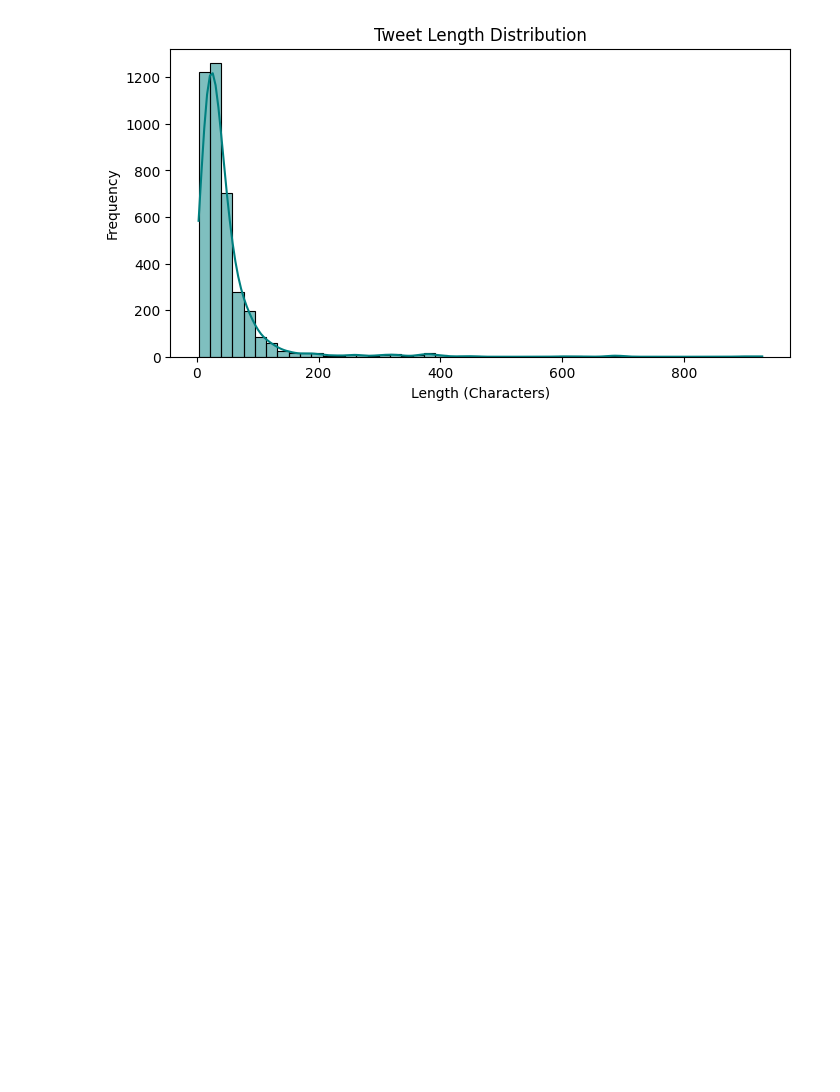
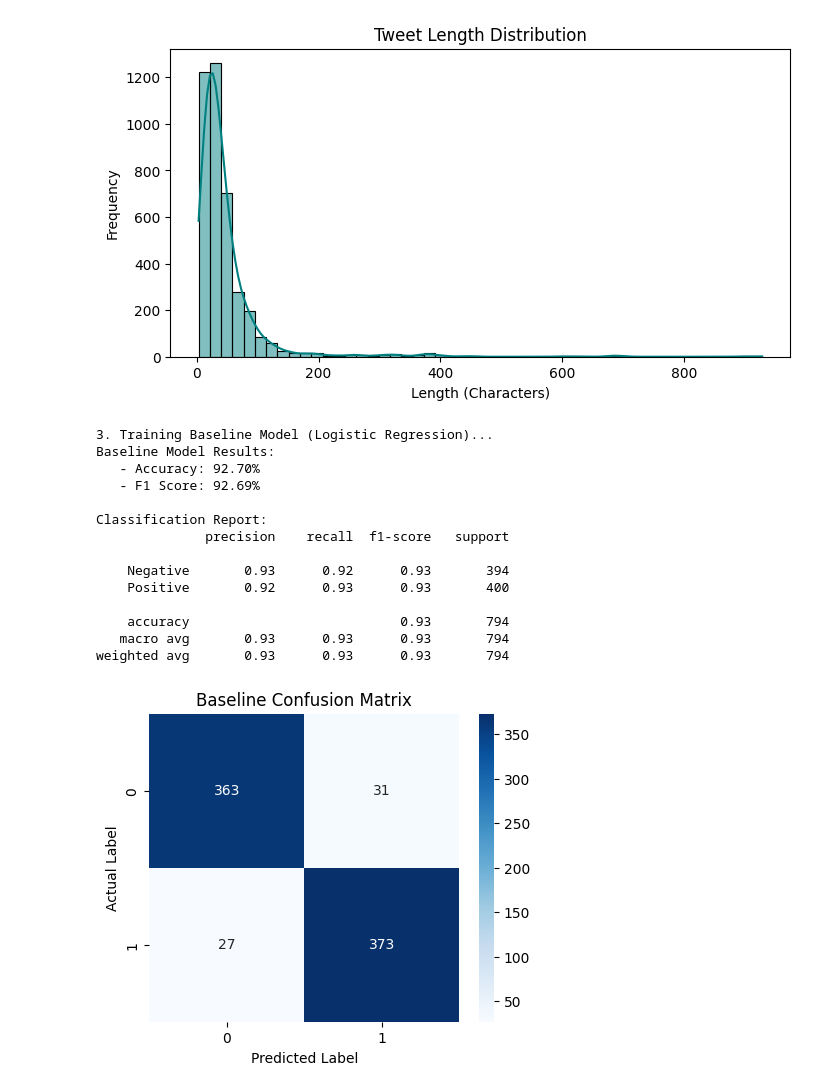
Before and after one commit to ShahdHesham10/Project-of-emotion-detection-for-smart-government-services-quality, a Jupyter notebook: MIS.ipynb, the cells around one changed output. Saved outputs shown, nothing was run; the diff lists cells and outputs as text; code cells hidden in the pictures; blank space fills up the shorter version.

```diff
--- a/MIS.ipynb
+++ b/MIS.ipynb
@@ -130,3 +130,55 @@ Passing `palette` without assigning `hue` is deprecated and will be removed in v
   sns.countplot(x='label', data=df, palette='viridis')
 [figure]
 [figure]
+# %%
+from sklearn.feature_extraction.text import TfidfVectorizer
+from sklearn.linear_model import LogisticRegression
+from sklearn.metrics import accuracy_score, f1_score, classification_report, confusion_matrix
+
+print("\n3. Training Baseline Model (Logistic Regression)...")
+
+
+vectorizer = TfidfVectorizer(max_features=5000)
+X_train_vec = vectorizer.fit_transform(X_train)
+X_test_vec = vectorizer.transform(X_test)
+
+
+model_lr = LogisticRegression(max_iter=1000)
+model_lr.fit(X_train_vec, y_train)
+
+
+y_pred_lr = model_lr.predict(X_test_vec)
+
+
+acc_baseline = accuracy_score(y_test, y_pred_lr)
+f1_baseline = f1_score(y_test, y_pred_lr, average='weighted')
+
+print("Baseline Model Results:")
+print(f"   - Accuracy: {acc_baseline*100:.2f}%")
+print(f"   - F1 Score: {f1_baseline*100:.2f}%")
+print("\nClassification Report:")
+print(classification_report(y_test, y_pred_lr, target_names=['Negative', 'Positive']))
+
+
+plt.figure(figsize=(5, 4))
+sns.heatmap(confusion_matrix(y_test, y_pred_lr), annot=True, fmt='d', cmap='Blues')
+plt.title('Baseline Confusion Matrix')
+plt.ylabel('Actual Label')
+plt.xlabel('Predicted Label')
+plt.show()
+# %% [output]
+3. Training Baseline Model (Logistic Regression)...
+Baseline Model Results:
+   - Accuracy: 92.70%
+   - F1 Score: 92.69%
+
+Classification Report:
+              precision    recall  f1-score   support
+
+    Negative       0.93      0.92      0.93       394
+    Positive       0.92      0.93      0.93       400
+
+    accuracy                           0.93       794
+   macro avg       0.93      0.93      0.93       794
+weighted avg       0.93      0.93      0.93       794
+[figure, added]
```
Also changed, not shown: parts of 2 cells of this notebook.
